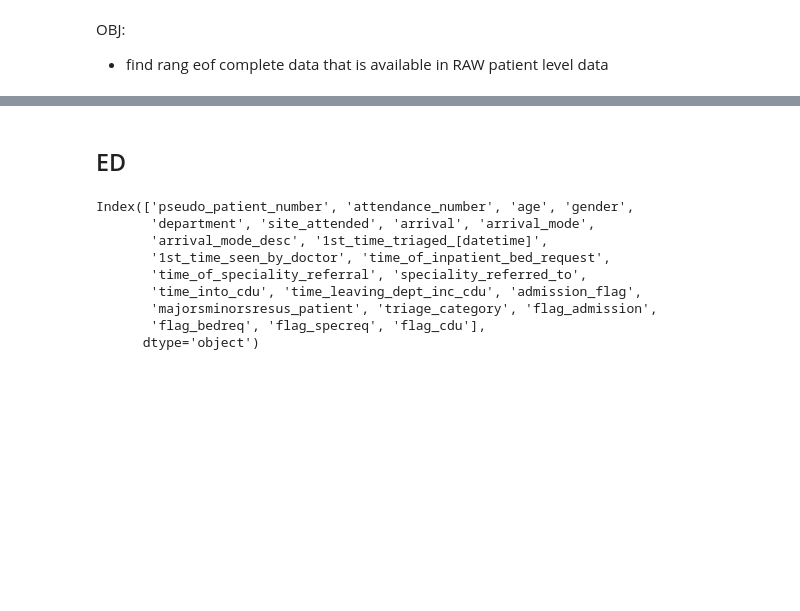
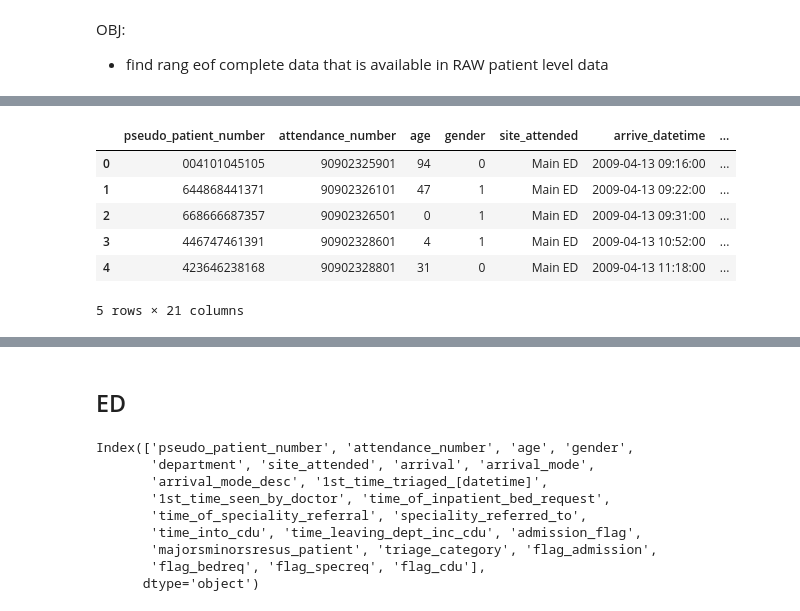
Before and after one commit to BradKeogh/EDclassification, a Jupyter notebook: notebooks/data_cleaning/D3_00rawdata_profiling.ipynb, the cells around one changed output, grey strips where cells are left out. Saved outputs shown, nothing was run; the diff lists cells and outputs as text; code cells hidden in the pictures; blank space fills up the shorter version.

```diff
--- a/notebooks/data_cleaning/D3_00rawdata_profiling.ipynb
+++ b/notebooks/data_cleaning/D3_00rawdata_profiling.ipynb
@@ -15,0 +16,10 @@ spl.shape
+# %%
+ed.head()
+# %% [output]
+|  | pseudo_patient_number | attendance_number | age | gender | site_attended | arrive_datetime | ... |
+| 0 | 004101045105 | 90902325901 | 94 | 0 | Main ED | 2009-04-13 09:16:00 | ... |
+| 1 | 644868441371 | 90902326101 | 47 | 1 | Main ED | 2009-04-13 09:22:00 | ... |
+| 2 | 668666687357 | 90902326501 | 0 | 1 | Main ED | 2009-04-13 09:31:00 | ... |
+| 3 | 446747461391 | 90902328601 | 4 | 1 | Main ED | 2009-04-13 10:52:00 | ... |
+| 4 | 423646238168 | 90902328801 | 31 | 0 | Main ED | 2009-04-13 11:18:00 | ... |
+5 rows × 21 columns
```
Also changed, not shown: parts of 2 cells of this notebook.
